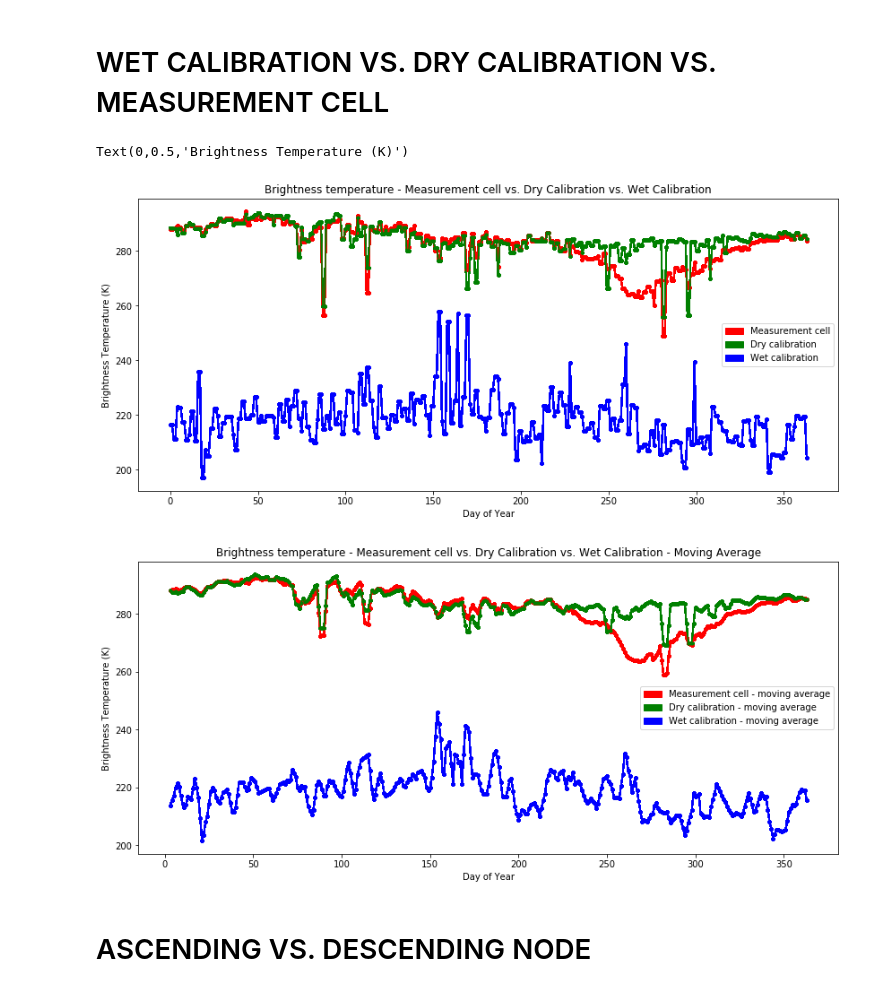
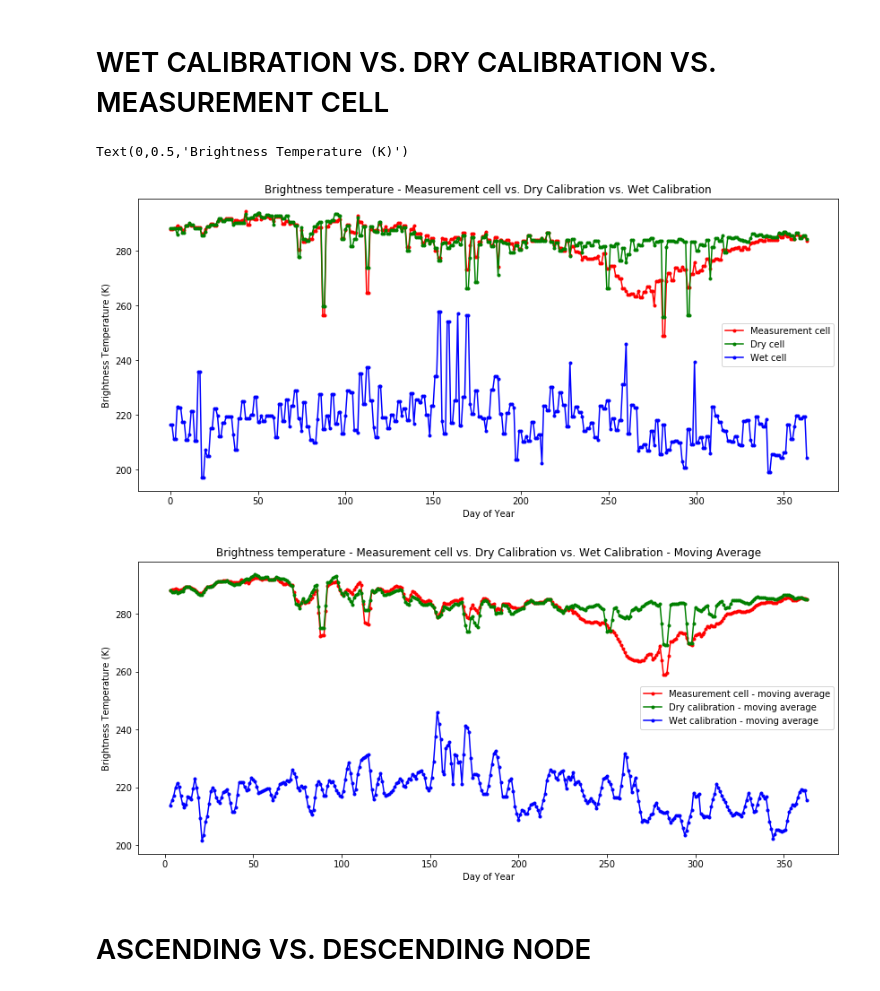
Before and after one commit to hcwinsemius/satellite-cookbook, a Jupyter notebook: NSIDC-AMSRE/CMC_ratio_comparison.ipynb, the cells around one changed output. Cells and saved outputs as stored; diff of their text form; code cells hidden in the pictures.

```diff
--- a/NSIDC-AMSRE/CMC_ratio_comparison.ipynb
+++ b/NSIDC-AMSRE/CMC_ratio_comparison.ipynb
@@ -257,45 +280,46 @@ TB_89ghz_3km_H_A_measurement_ma = TB_89ghz_3km_H_A_measurement.rolling(window=4,
 # %%
 # PLOT WET CALIBRATION VS. DRY CALIBRATION VS. MEASUREMENT CELL
 
 #----------ORIGINAL----------------------------------------------------------------------------------------
 plt.figure(figsize=(14,6))
 # values_37ghz_25km_H_A = ts_37ghz_25km_H_A['TB'].values
-for n in range(len(TB_37ghz_25km_H_A_measurement)):
-    plt.plot(TB_37ghz_25km_H_A_measurement, marker='.', color='red')
-    plt.plot(TB_37ghz_25km_H_A_dry, marker='.', color='green')
-    plt.plot(TB_37ghz_25km_H_A_wet, marker='.', color='blue')
+for n in range(1):
+# for n in range(len(1)): #len(TB_37ghz_25km_H_A_measurement)
+    plt.plot(TB_37ghz_25km_H_A_measurement, marker='.', color='red', label = 'Measurement cell')
+    plt.plot(TB_37ghz_25km_H_A_dry, marker='.', color='green', label = 'Dry cell')
+    plt.plot(TB_37ghz_25km_H_A_wet, marker='.', color='blue', label = 'Wet cell')
 
-red_patch = mpatches.Patch(color='red', label='Measurement cell')
-green_patch = mpatches.Patch(color='green', label='Dry calibration')
-blue_patch = mpatches.Patch(color='blue', label='Wet calibration')
 
-plt.legend(handles=[red_patch,green_patch,blue_patch])
+# red_patch = mpatches.Patch(color='red', label='Measurement cell')
+# green_patch = mpatches.Patch(color='green', label='Dry calibration')
+# blue_patch = mpatches.Patch(color='blue', label='Wet calibration')
+
+# plt.legend(handles=[red_patch,green_patch,blue_patch])
+plt.legend(loc='best')
 plt.title('Brightness temperature - Measurement cell vs. Dry Calibration vs. Wet Calibration')
 plt.xlabel('Day of Year')
 plt.ylabel('Brightness Temperature (K)')
 
 #----------MOVING AVERAGE----------------------------------------------------------------------------------------
 plt.figure(figsize=(14,6))
 # values_37ghz_25km_H_A = ts_37ghz_25km_H_A['TB'].values
-for n in range(len(TB_37ghz_25km_H_A_measurement)):
-    plt.plot(TB_37ghz_25km_H_A_measurement_ma, marker='.', color='red')
-    plt.plot(TB_37ghz_25km_H_A_dry_ma, marker='.', color='green')
-    plt.plot(TB_37ghz_25km_H_A_wet_ma, marker='.', color='blue')
+for n in range(1):
+    plt.plot(TB_37ghz_25km_H_A_measurement_ma, marker='.', color='red', label = 'Measurement cell - moving average')
+    plt.plot(TB_37ghz_25km_H_A_dry_ma, marker='.', color='green', label = 'Dry calibration - moving average')
+    plt.plot(TB_37ghz_25km_H_A_wet_ma, marker='.', color='blue', label = 'Wet calibration - moving average')
 
-red_patch = mpatches.Patch(color='red', label='Measurement cell - moving average')
-green_patch = mpatches.Patch(color='green', label='Dry calibration - moving average')
-blue_patch = mpatches.Patch(color='blue', label='Wet calibration - moving average')
 
-plt.legend(handles=[red_patch,green_patch,blue_patch])
+plt.legend(loc='best')
 plt.title('Brightness temperature - Measurement cell vs. Dry Calibration vs. Wet Calibration - Moving Average')
 plt.xlabel('Day of Year')
 plt.ylabel('Brightness Temperature (K)')
 
 #----------TABLE----------------------------------------------------------------------------------------
+#np.mean(TB_37ghz_25km_H_A_measurement)
 # %% [output]
 Text(0,0.5,'Brightness Temperature (K)')
-[figure, old version]
+[figure, new version]
-[figure, old version]
+[figure, new version]
 # %% [markdown]
 # ASCENDING VS. DESCENDING NODE
 # %%
```
Also changed, not shown: parts of 14 cells of this notebook.
